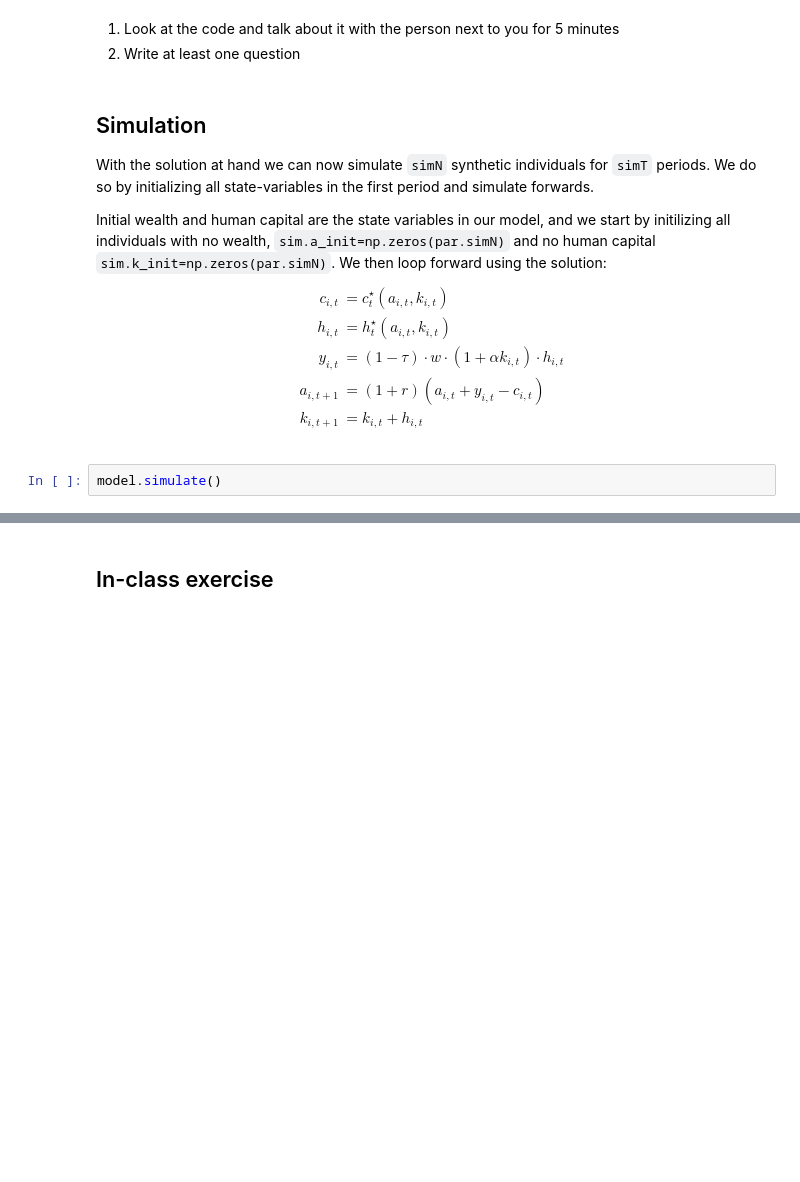
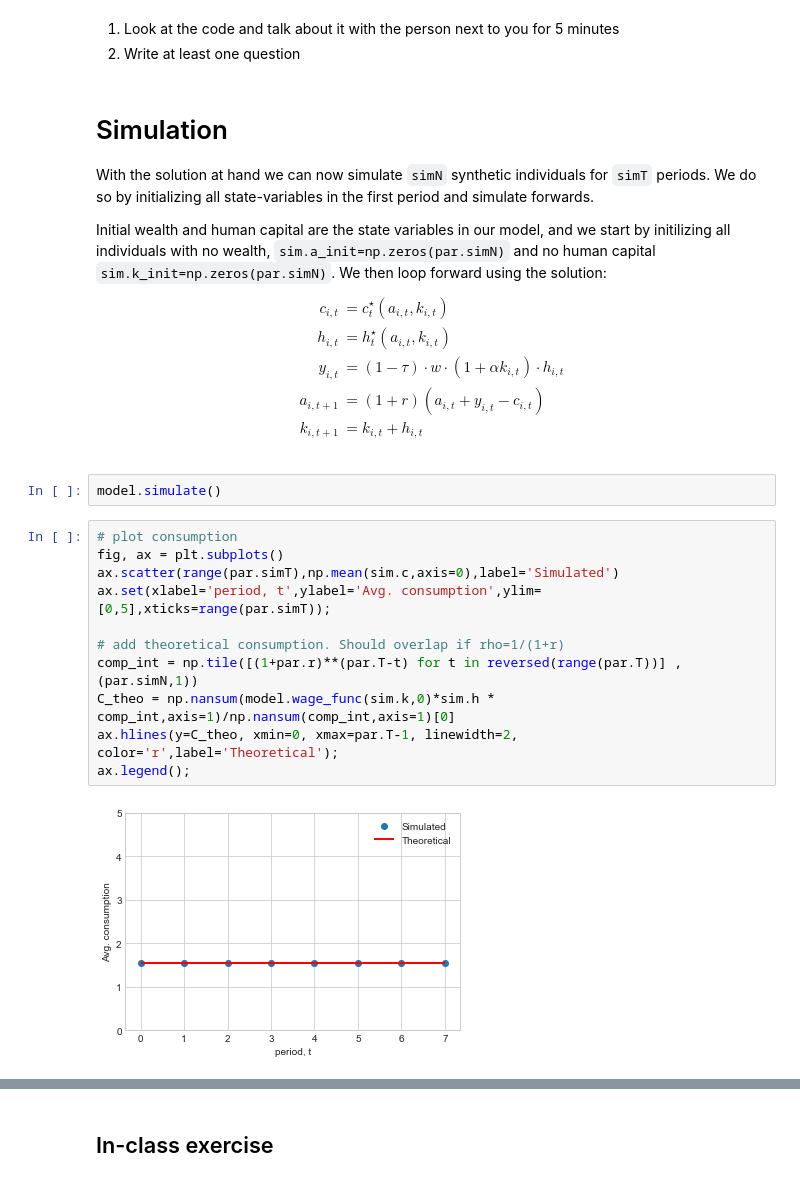
Before and after one commit to ThomasHJorgensen/HouseholdBehaviorCourse, a Jupyter notebook: 04/01. Dynamic Labor Model.ipynb, the cells around one changed output, grey strips where cells are left out. Saved outputs shown, nothing was run; the diff lists cells and outputs as text; blank space fills up the shorter version.

```diff
--- a/04/01. Dynamic Labor Model.ipynb
+++ b/04/01. Dynamic Labor Model.ipynb
@@ -110,7 +116,7 @@ ax.set(xlabel='Wealth, $a_{T}$',ylabel='Human capital, $k_T$',zlabel='Value, $V_
 1. Look at the code and talk about it with the person next to you for 5 minutes
 2. Write at least one question
 # %% [markdown]
-## Simulation
+# Simulation
 
 With the solution at hand we can now simulate `simN` synthetic individuals for `simT` periods. We do so by initializing all state-variables in the first period and simulate forwards.
 
@@ -126,5 +132,18 @@ k_{i,t+1} &= k_{i,t} + h_{i,t}\\
 $$
 # %%
 model.simulate()
+# %%
+# plot consumption
+fig, ax = plt.subplots()
+ax.scatter(range(par.simT),np.mean(sim.c,axis=0),label='Simulated')
+ax.set(xlabel='period, t',ylabel='Avg. consumption',ylim=[0,5],xticks=range(par.simT));
+
+# add theoretical consumption. Should overlap if rho=1/(1+r)
+comp_int = np.tile([(1+par.r)**(par.T-t) for t in reversed(range(par.T))] , (par.simN,1))
+C_theo = np.nansum(model.wage_func(sim.k,0)*sim.h * comp_int,axis=1)/np.nansum(comp_int,axis=1)[0]
+ax.hlines(y=C_theo, xmin=0, xmax=par.T-1, linewidth=2, color='r',label='Theoretical');
+ax.legend();
+# %% [output]
+[figure, added]
 # %%
 fig, ax = plt.subplots()
```
Also changed, not shown: parts of 27 cells of this notebook, 2 other files.
